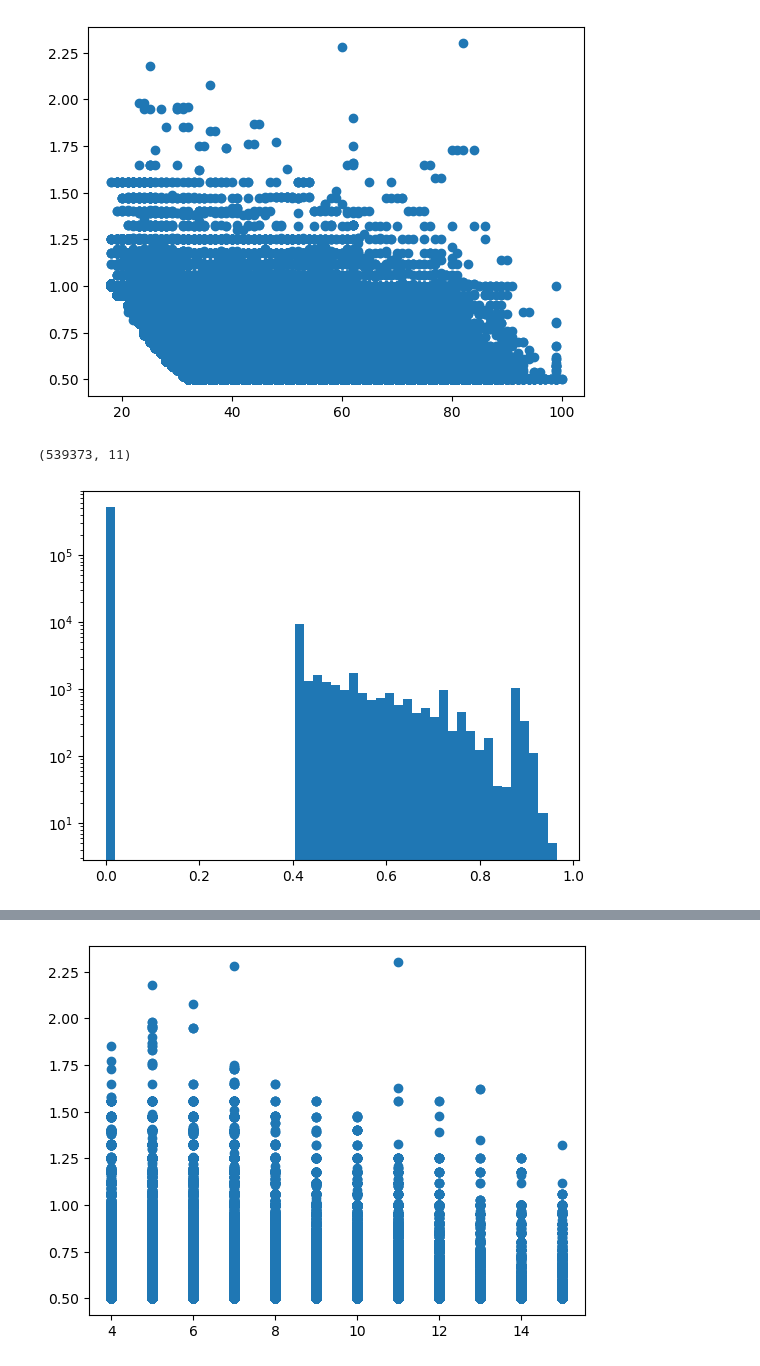
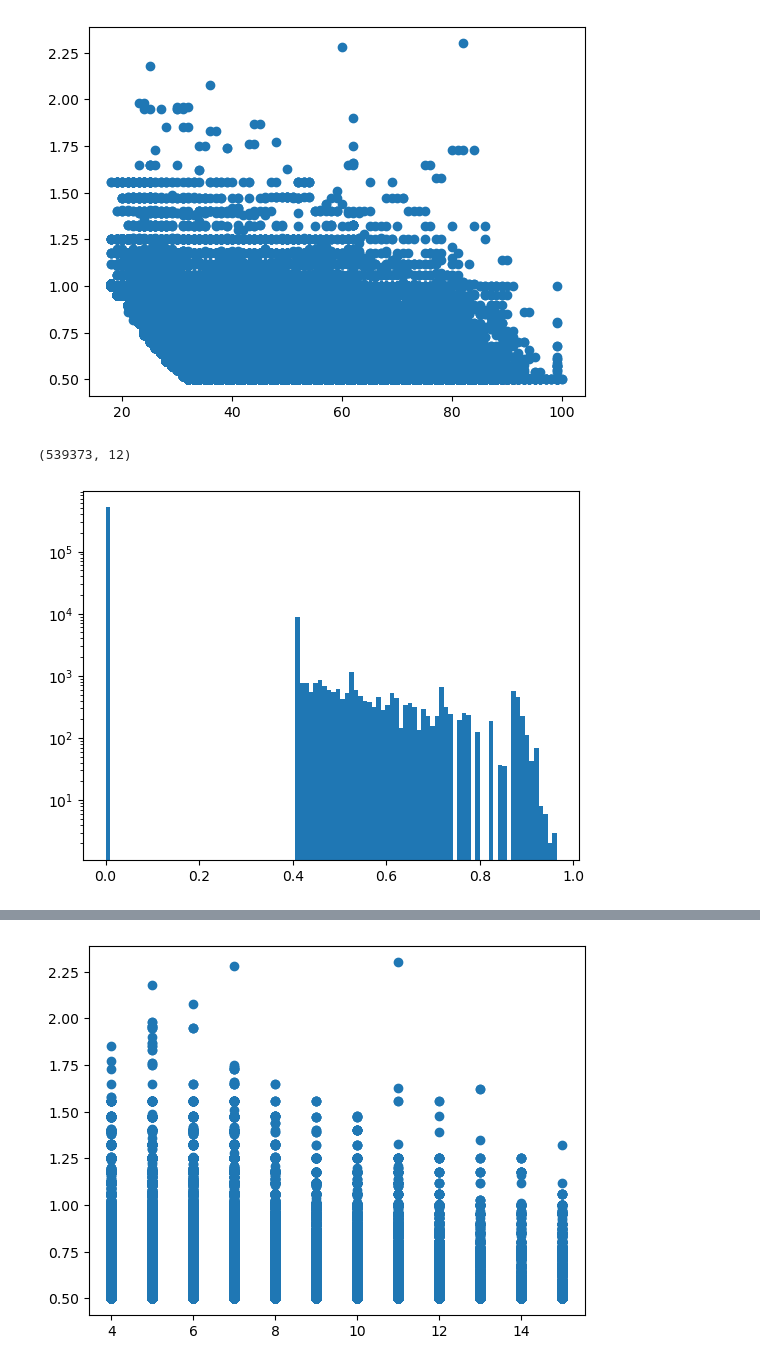
Before and after one commit to TheFreeMan21/machine-n-learnings-inc, a Jupyter notebook: plots.ipynb, the cells around one changed output, grey strips where cells are left out. Saved outputs shown, nothing was run; the diff lists cells and outputs as text; code cells hidden in the pictures.

```diff
--- a/plots.ipynb
+++ b/plots.ipynb
@@ -2,6 +2,7 @@
 import pandas as pd
 import matplotlib.pyplot as plt
 import numpy as np
+from sklearn.preprocessing import StandardScaler
 
 df=pd.read_csv('src\claims_train.csv')
 
@@ -11,6 +12,7 @@ df['BonusMalus']=df['BonusMalus']/100
 
 df= df[df['Exposure']<=1]
 df = df[(df['VehAge']<=25)]
+df['Density_scaled'] = StandardScaler().fit_transform(df[['Density']])
 # %%
 age_avg = df[df['BonusMalus']>=0.95**(df['DrivAge']-18)].groupby('DrivAge')['BonusMalus'].mean()
 df.loc[df['BonusMalus']<0.95**(df['DrivAge']-18), 'BonusMalus'] = df.loc[df['BonusMalus']<0.95**(df['DrivAge']-18), 'DrivAge'].map(age_avg)
@@ -20,15 +22,15 @@ plt.show()
 print(df.shape)
 # %% [output]
 [figure]
-(539373, 11)
+(539373, 12)
 # %%
 alpha=10 # If we want to penaltize the claimnb more
 beta=0 # If we want to finetune the exposure part
 df['Risk'] = (np.log(1+(df['ClaimNb']**alpha)/(df['Exposure']+beta))/(1+(np.log(1+(df['ClaimNb']**alpha)/(df['Exposure']+beta)))))
 # %%
-plt.hist(df['Risk'],50)
+plt.hist(df['Risk'],100)
 plt.yscale('log')
 plt.show()
 # %% [output]
-[figure, old version]
+[figure, new version]
 # %%
```
Also changed, not shown: parts of 4 cells of this notebook, 1 other file.
